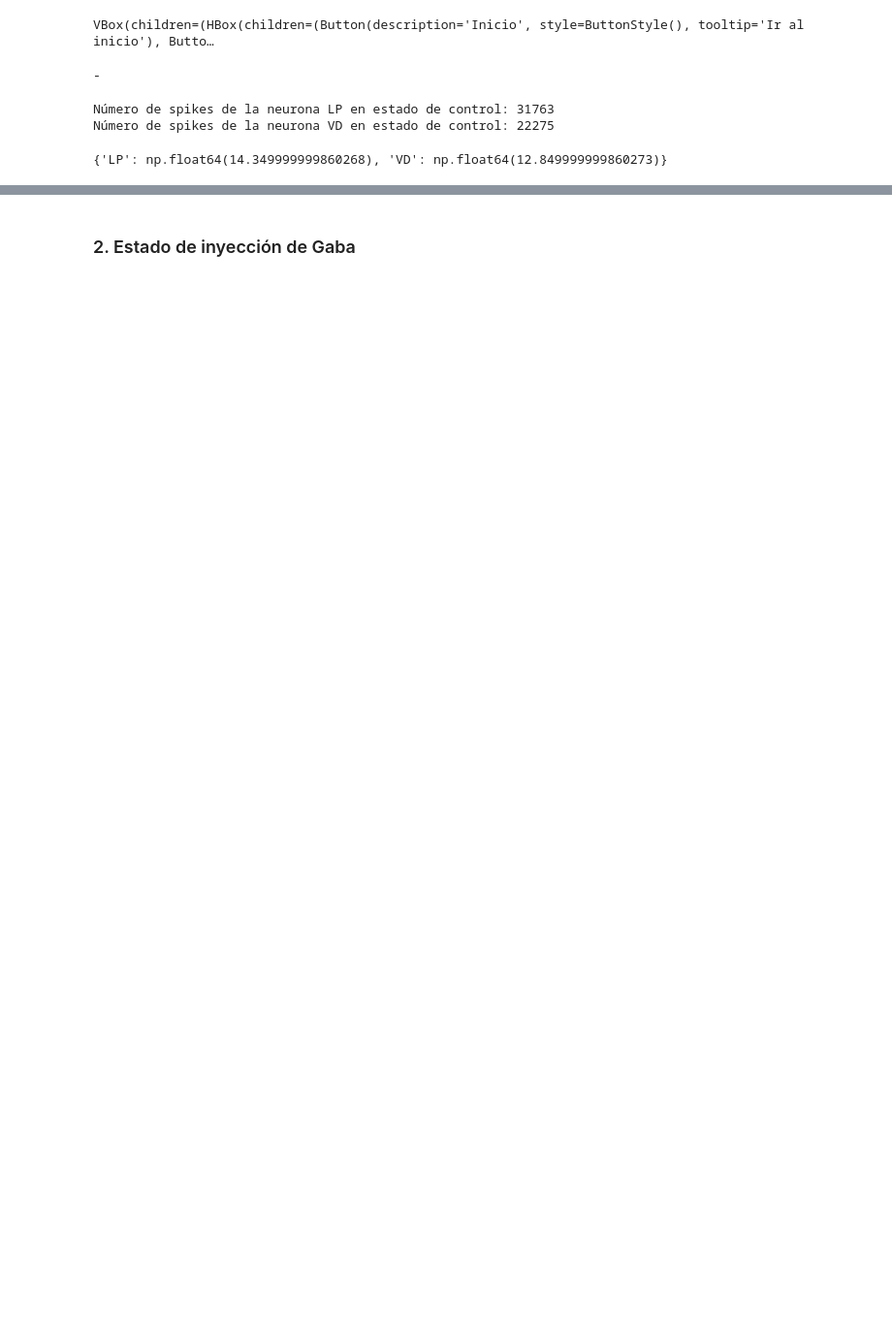
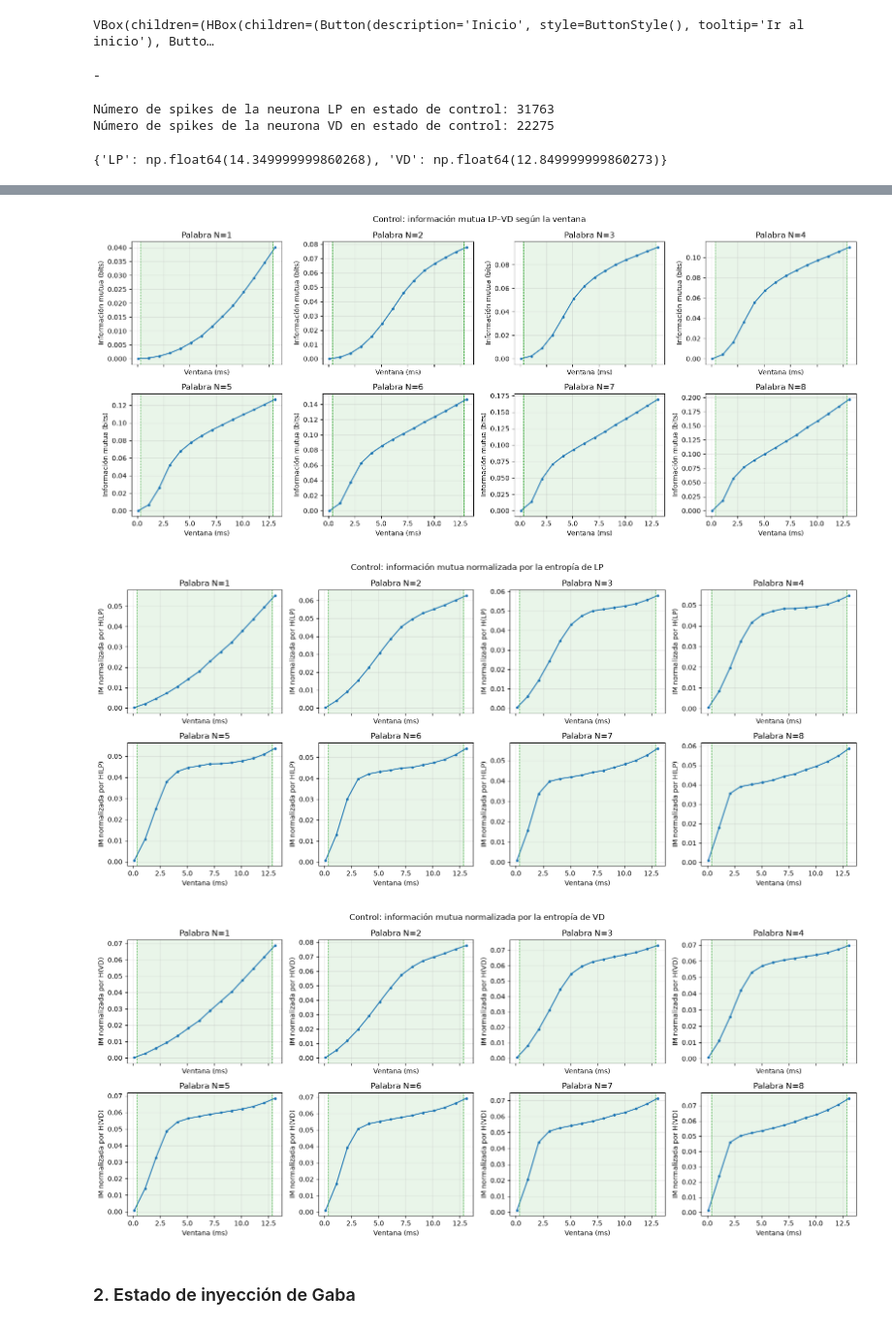
Before and after one commit to jjruedam/practicas_TI, a Jupyter notebook: Informe.ipynb, the cells around one changed output, grey strips where cells are left out. Shown at 97% size. Saved outputs shown, nothing was run; the diff lists cells and outputs as text; code cells hidden in the pictures; blank space fills up the shorter version.

Commit message:
Explicación ventana temporal y calculo IM para varias ventanas en estado de control

```diff
--- a/Informe.ipynb
+++ b/Informe.ipynb
@@ -39,3 +92,63 @@ size_window
+# %%
+import json
+from pathlib import Path
+import matplotlib.pyplot as plt
+
+# Leer las métricas directamente de los JSON generados por EventExperiment.
+control_json_metrics = []
+for json_path in control_experiment_paths:
+    with Path(json_path).open(encoding="utf-8") as file:
+        payload = json.load(file)
+    pair = payload["pairwise_mutual_information"][0]
+    normalized = payload["pairwise_normalized_mutual_information"][0]
+    control_json_metrics.append({
+        "window_ms": payload["config"]["simple_event"]["window"],
+        "word_length": payload["config"]["word_length"],
+        "mutual_information_bits": pair["bits"],
+        "nmi_normalized_by_LP": normalized["nmi_normalized_by_LP"],
+        "nmi_normalized_by_VD": normalized["nmi_normalized_by_VD"],
+    })
+
+def plot_control_metric(metric, ylabel, title):
+    fig, axes = plt.subplots(2, 4, figsize=(16, 7), sharex=True)
+    for word_length, ax in zip(range(1, 9), axes.flat):
+        data = sorted(
+            (row for row in control_json_metrics if row["word_length"] == word_length),
+            key=lambda row: row["window_ms"],
+        )
+        windows = [row["window_ms"] for row in data]
+        values = [row[metric] for row in data]
+        ax.axvspan(0.35, 12.85, color="tab:green", alpha=0.10)
+        ax.plot(windows, values, marker="o", markersize=3)
+        ax.axvline(0.35, color="tab:green", linestyle="--", linewidth=0.8)
+        ax.axvline(12.85, color="tab:green", linestyle="--", linewidth=0.8)
+        ax.set_title(f"Palabra N={word_length}")
+        ax.set_xlabel("Ventana (ms)")
+        ax.set_ylabel(ylabel)
+        ax.grid(True, alpha=0.3)
+    fig.suptitle(title)
+    fig.tight_layout()
+    plt.show()
+
+plot_control_metric(
+    "mutual_information_bits",
+    "Información mutua (bits)",
+    "Control: información mutua LP–VD según la ventana",
+)
+plot_control_metric(
+    "nmi_normalized_by_LP",
+    "IM normalizada por H(LP)",
+    "Control: información mutua normalizada por la entropía de LP",
+)
+plot_control_metric(
+    "nmi_normalized_by_VD",
+    "IM normalizada por H(VD)",
+    "Control: información mutua normalizada por la entropía de VD",
+)
+# %% [output]
+[figure, added]
+[figure, added]
+[figure, added]
 # %% [markdown]
 ### 2. Estado de inyección de Gaba
 # %%
```
Also changed, not shown: parts of 3 cells of this notebook, 3 other files.
